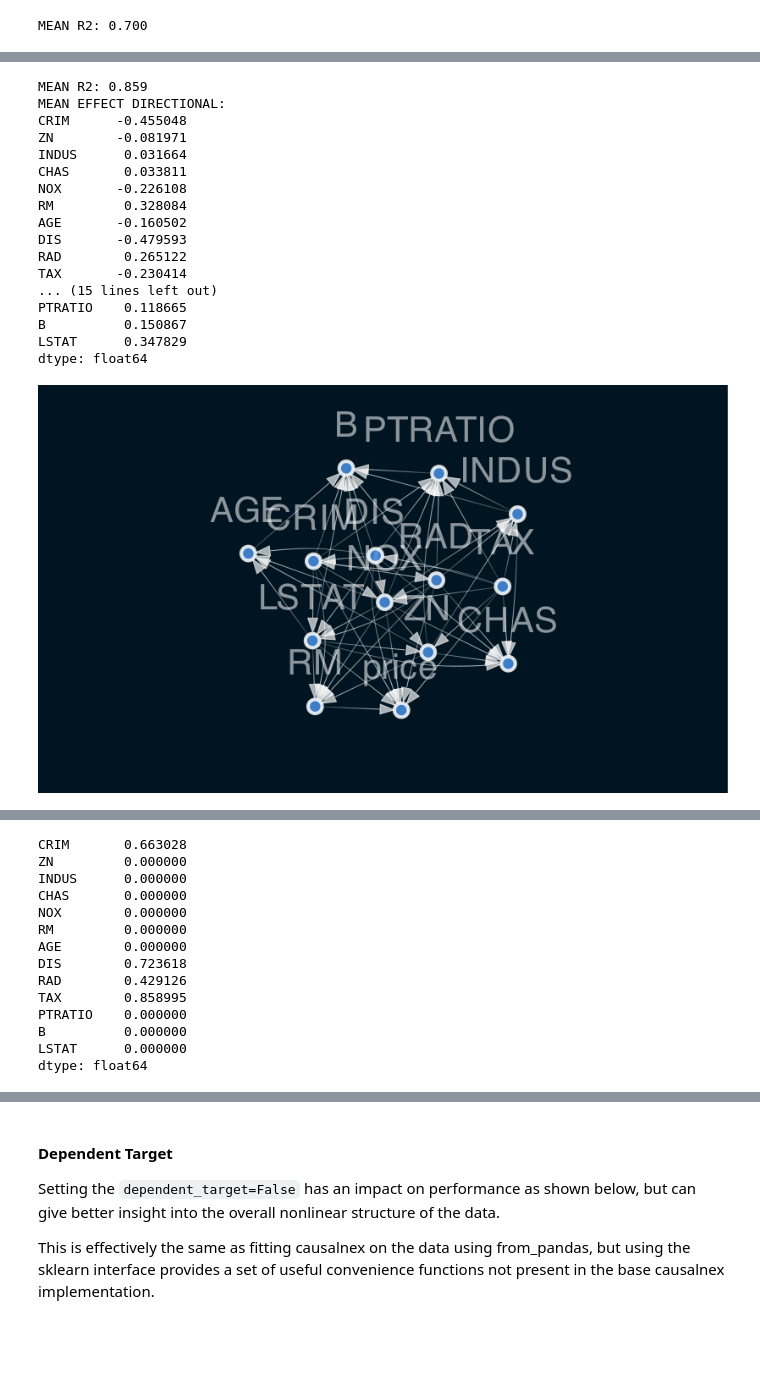
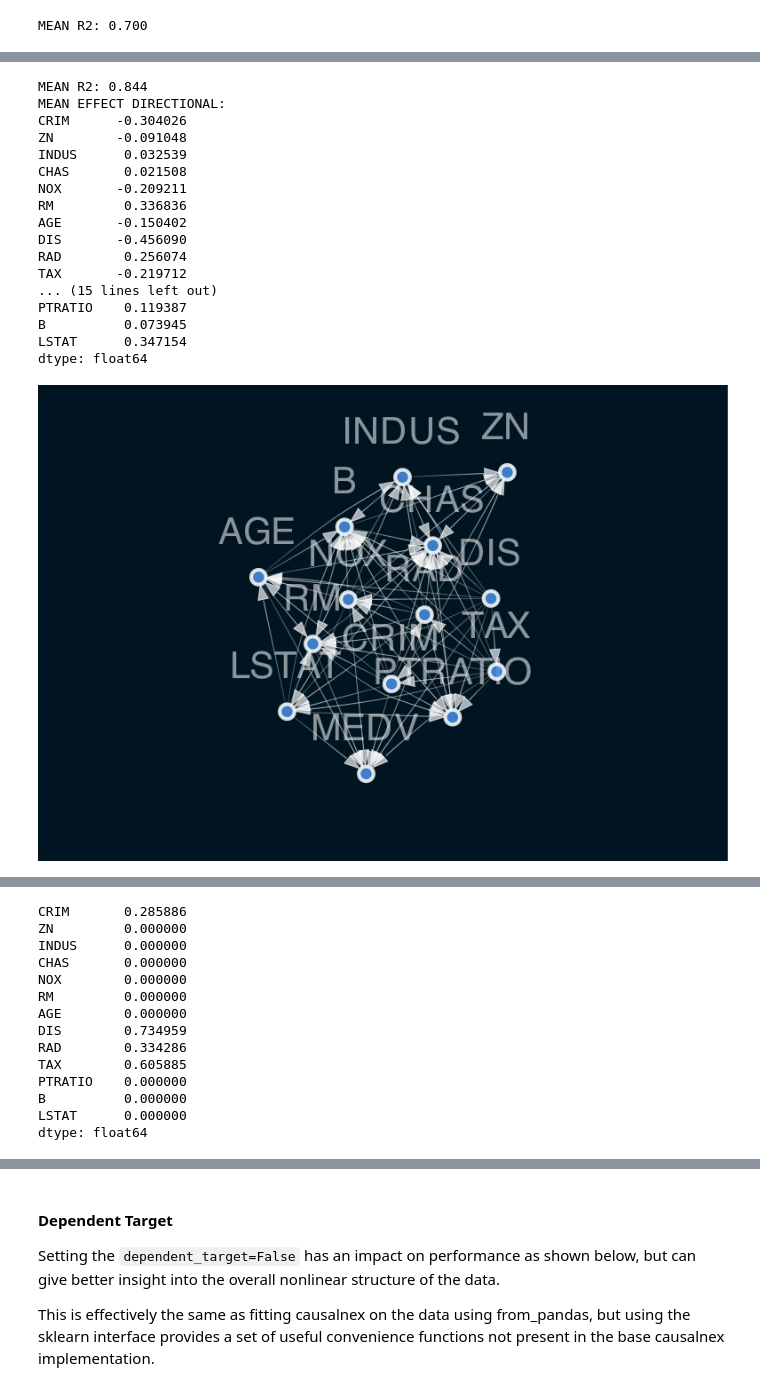
Before and after one commit to mckinsey/causalnex, a Jupyter notebook: docs/source/03_tutorial/sklearn_tutorial.ipynb, the cells around one changed output, grey strips where cells are left out. Saved outputs shown, nothing was run; the diff lists cells and outputs as text; code cells hidden in the pictures; blank space fills up the shorter version.

```diff
--- a/docs/source/03_tutorial/sklearn_tutorial.ipynb
+++ b/docs/source/03_tutorial/sklearn_tutorial.ipynb
@@ -179,48 +203,50 @@ The magnitude difference between the `reg.coef_` and `reg.feature_importances_`
 - A zero difference means that the parameter always has the same directional impact on the target.
 # %%
-from causalnex.structure.sklearn import DAGRegressor
-from sklearn.model_selection import cross_val_score
+from sklearn.datasets import load_boston
+data = load_boston()
+X, y = data.data, data.target
+names = data["feature_names"]
 
-from sklearn.datasets import load_boston
-X, y = load_boston(return_X_y=True)
-
+from causalnex.structure.pytorch import DAGRegressor
 reg = DAGRegressor( alpha=0.0,
                     beta=1.0,
                     fit_intercept=True,
                     hidden_layer_units=[8, 8, 8],
                     standardize=True,
                  )
 
+from sklearn.model_selection import cross_val_score
 from sklearn.model_selection import KFold
-scores = cross_val_score(reg, X_pd.values, y_pd.values, cv=KFold(shuffle=True, random_state=42))
+scores = cross_val_score(reg, X, y, cv=KFold(shuffle=True, random_state=42))
 print(f'MEAN R2: {np.mean(scores).mean():.3f}')
 
-reg.fit(X_pd, y_pd)
+X = pd.DataFrame(X, columns=names)
+y = pd.Series(y, name="MEDV")
+reg.fit(X, y)
 print("MEAN EFFECT DIRECTIONAL:")
-print(pd.Series(reg.coef_, index=load_boston(return_X_y=False)["feature_names"]))
+print(pd.Series(reg.coef_, index=names))
 print("MEAN EFFECT MAGNITUDE:")
-print(pd.Series(reg.feature_importances_, index=load_boston(return_X_y=False)["feature_names"]))
-
-reg.plot_dag(True)
+print(pd.Series(reg.feature_importances_, index=names))
+reg.plot_dag(enforce_dag=True)
 # %% [output]
-MEAN R2: 0.859
+MEAN R2: 0.844
 MEAN EFFECT DIRECTIONAL:
-CRIM      -0.455048
-ZN        -0.081971
-INDUS      0.031664
-CHAS       0.033811
-NOX       -0.226108
-RM         0.328084
-AGE       -0.160502
-DIS       -0.479593
-RAD        0.265122
-TAX       -0.230414
+CRIM      -0.304026
+ZN        -0.091048
+INDUS      0.032539
+CHAS       0.021508
+NOX       -0.209211
+RM         0.336836
+AGE       -0.150402
+DIS       -0.456090
+RAD        0.256074
+TAX       -0.219712
 ... (15 lines left out)
-PTRATIO    0.118665
-B          0.150867
-LSTAT      0.347829
+PTRATIO    0.119387
+B          0.073945
+LSTAT      0.347154
 dtype: float64
-[figure, old version]
+[figure, new version]
 # %% [markdown]
 The `reg.get_edges_to_node` method allows for analysis of other edges in the graph easily.
 
@@ -236,16 +264,16 @@ vals = reg.get_edges_to_node("NOX", data="weight").copy()
 vals[vals.abs() < 0.01] = 0
 vals
 # %% [output]
-CRIM       0.663028
+CRIM       0.285886
 ZN         0.000000
 INDUS      0.000000
 CHAS       0.000000
 NOX        0.000000
 RM         0.000000
 AGE        0.000000
-DIS        0.723618
-RAD        0.429126
-TAX        0.858995
+DIS        0.734959
+RAD        0.334286
+TAX        0.605885
 PTRATIO    0.000000
 B          0.000000
 LSTAT      0.000000
```
Also changed, not shown: parts of 17 cells of this notebook, 9 other files.
